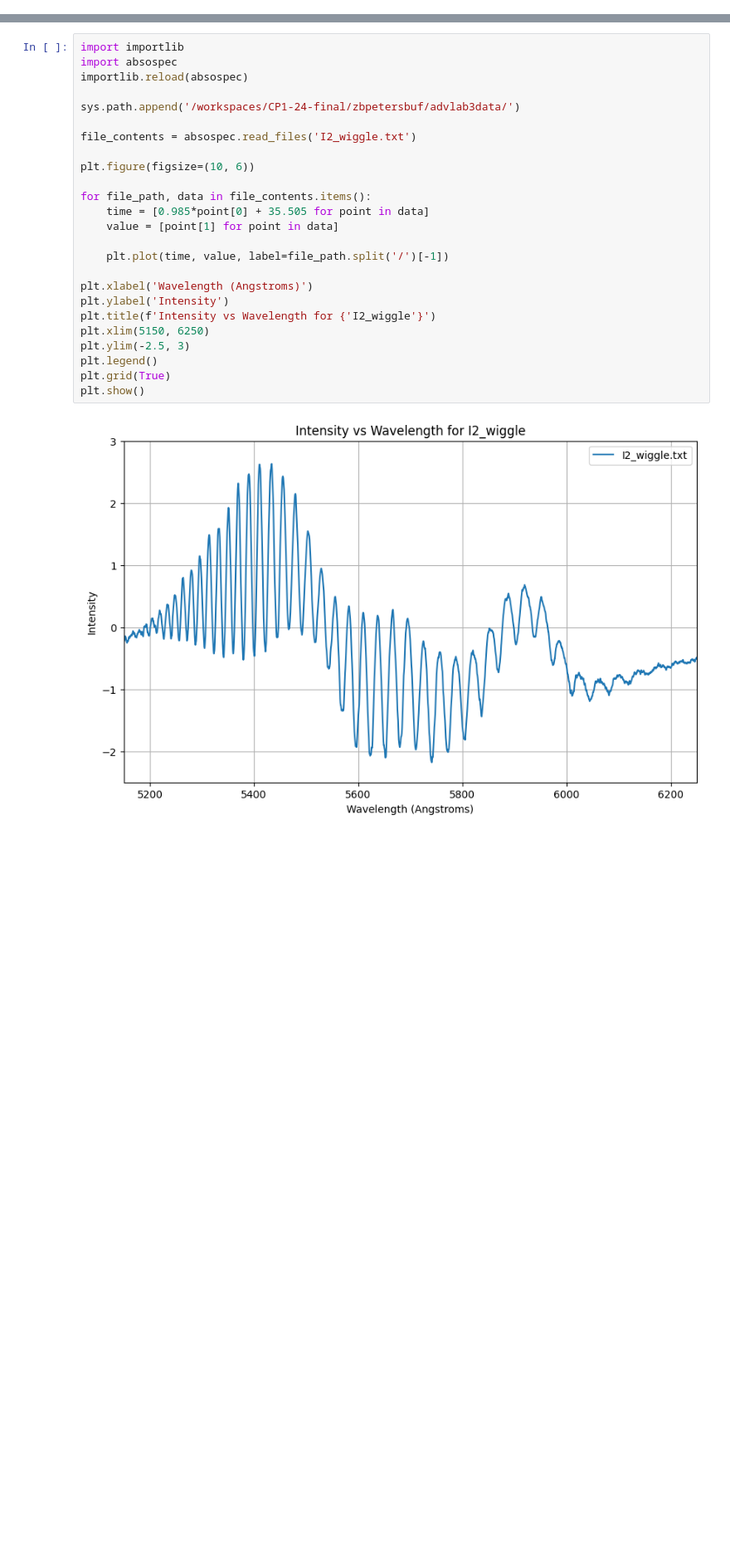
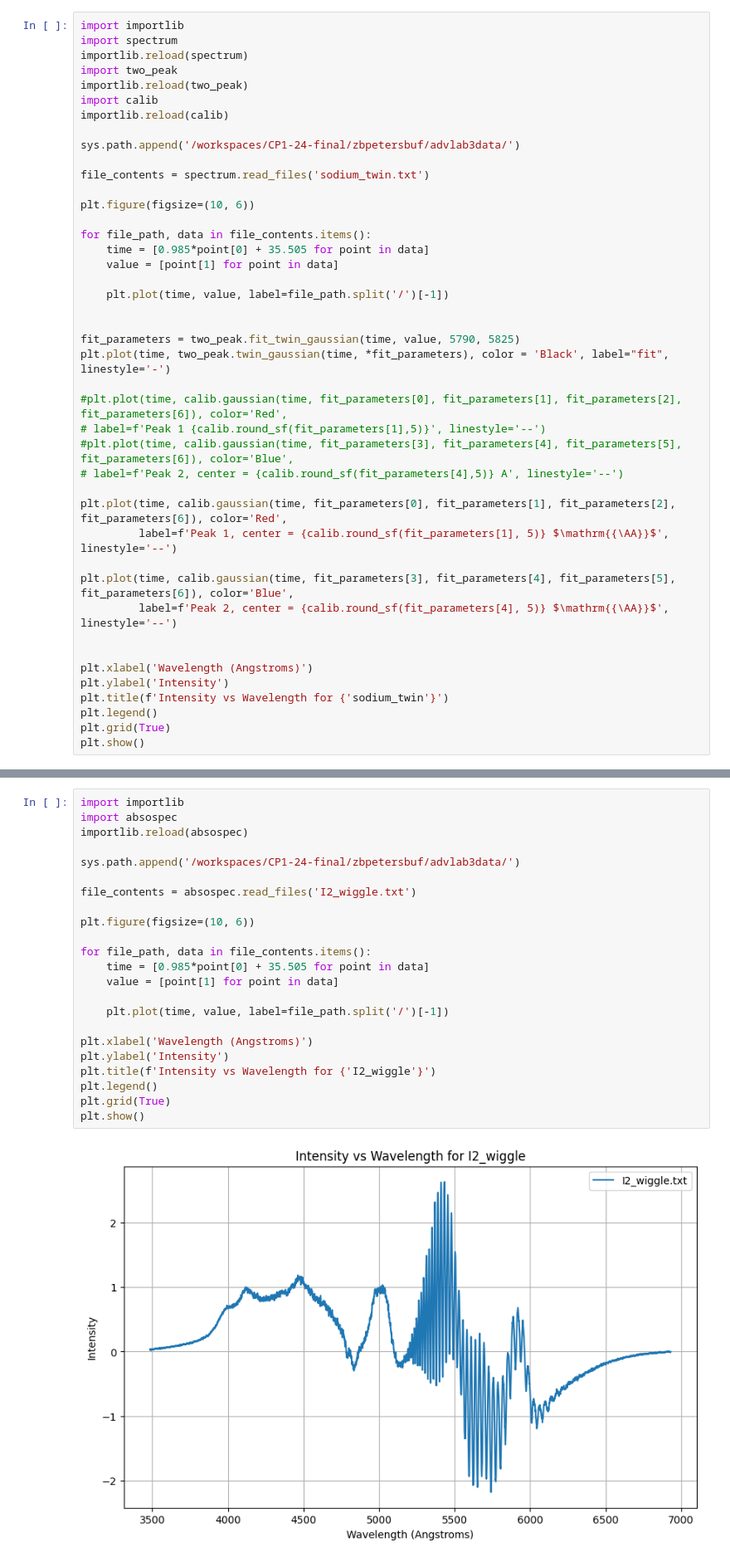
Before and after one commit to zbpetersbuf/CP1-24-final, a Jupyter notebook: zbpetersbuf/advlab3/thing.ipynb, the cells around one changed output, grey strips where cells are left out. Shown at 83% size. Drawn from its saved outputs; the diff is of its cells as text; blank space fills up the shorter version.

```diff
--- a/zbpetersbuf/advlab3/thing.ipynb
+++ b/zbpetersbuf/advlab3/thing.ipynb
@@ -442,3 +436,46 @@ plt.grid(True)
 plt.show()
 # %% [output]
 [figure]
+# %%
+import importlib
+import spectrum
+importlib.reload(spectrum)
+import two_peak
+importlib.reload(two_peak)
+import calib
+importlib.reload(calib)
+
+sys.path.append('/workspaces/CP1-24-final/zbpetersbuf/advlab3data/')
+
+file_contents = spectrum.read_files('sodium_twin.txt')
+
+plt.figure(figsize=(10, 6))
+
+for file_path, data in file_contents.items():
+    time = [0.985*point[0] + 35.505 for point in data]
+    value = [point[1] for point in data]
+
+    plt.plot(time, value, label=file_path.split('/')[-1])
+
+
+fit_parameters = two_peak.fit_twin_gaussian(time, value, 5790, 5825)
+plt.plot(time, two_peak.twin_gaussian(time, *fit_parameters), color = 'Black', label="fit", linestyle='-')
+
+#plt.plot(time, calib.gaussian(time, fit_parameters[0], fit_parameters[1], fit_parameters[2], fit_parameters[6]), color='Red',
+# label=f'Peak 1 {calib.round_sf(fit_parameters[1],5)}', linestyle='--')
+#plt.plot(time, calib.gaussian(time, fit_parameters[3], fit_parameters[4], fit_parameters[5], fit_parameters[6]), color='Blue',
+# label=f'Peak 2, center = {calib.round_sf(fit_parameters[4],5)} A', linestyle='--')
+
+plt.plot(time, calib.gaussian(time, fit_parameters[0], fit_parameters[1], fit_parameters[2], fit_parameters[6]), color='Red',
+         label=f'Peak 1, center = {calib.round_sf(fit_parameters[1], 5)} $\mathrm{{\AA}}$', linestyle='--')
+
+plt.plot(time, calib.gaussian(time, fit_parameters[3], fit_parameters[4], fit_parameters[5], fit_parameters[6]), color='Blue',
+         label=f'Peak 2, center = {calib.round_sf(fit_parameters[4], 5)} $\mathrm{{\AA}}$', linestyle='--')
+
+
+plt.xlabel('Wavelength (Angstroms)')
+plt.ylabel('Intensity')
+plt.title(f'Intensity vs Wavelength for {'sodium_twin'}')
+plt.legend()
+plt.grid(True)
+plt.show()
@@ -520,27 +559,25 @@ plt.show()
 # %%
 import importlib
 import absospec
 importlib.reload(absospec)
 
 sys.path.append('/workspaces/CP1-24-final/zbpetersbuf/advlab3data/')
 
 file_contents = absospec.read_files('I2_wiggle.txt')
 
 plt.figure(figsize=(10, 6))
 
 for file_path, data in file_contents.items():
     time = [0.985*point[0] + 35.505 for point in data]
     value = [point[1] for point in data]
 
     plt.plot(time, value, label=file_path.split('/')[-1])
 
 plt.xlabel('Wavelength (Angstroms)')
 plt.ylabel('Intensity')
 plt.title(f'Intensity vs Wavelength for {'I2_wiggle'}')
-plt.xlim(5150, 6250)
-plt.ylim(-2.5, 3)
 plt.legend()
 plt.grid(True)
 plt.show()
 # %% [output]
-[figure, old version]
+[figure, new version]
```
Also changed, not shown: parts of 8 cells of this notebook, 3 other files.
